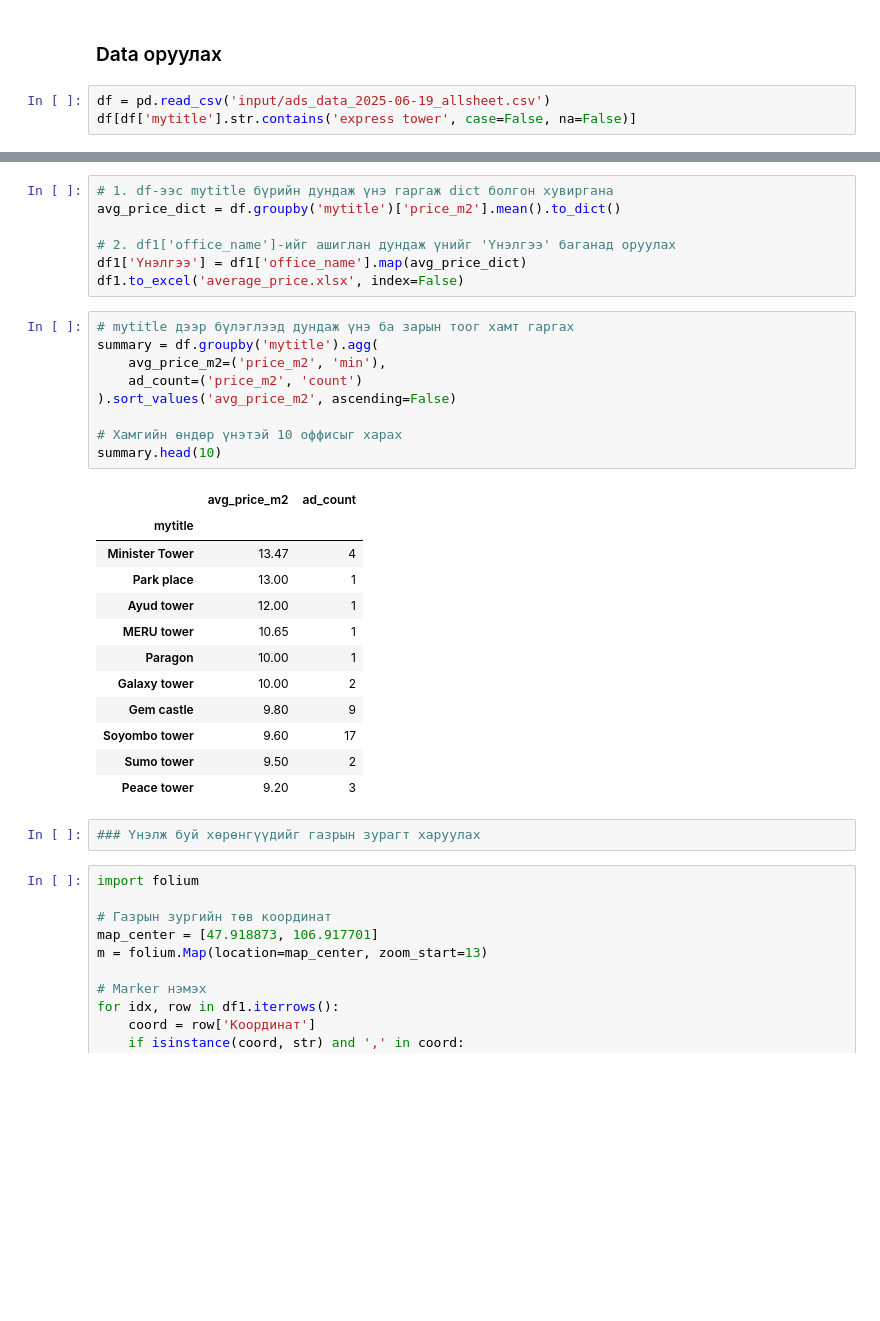
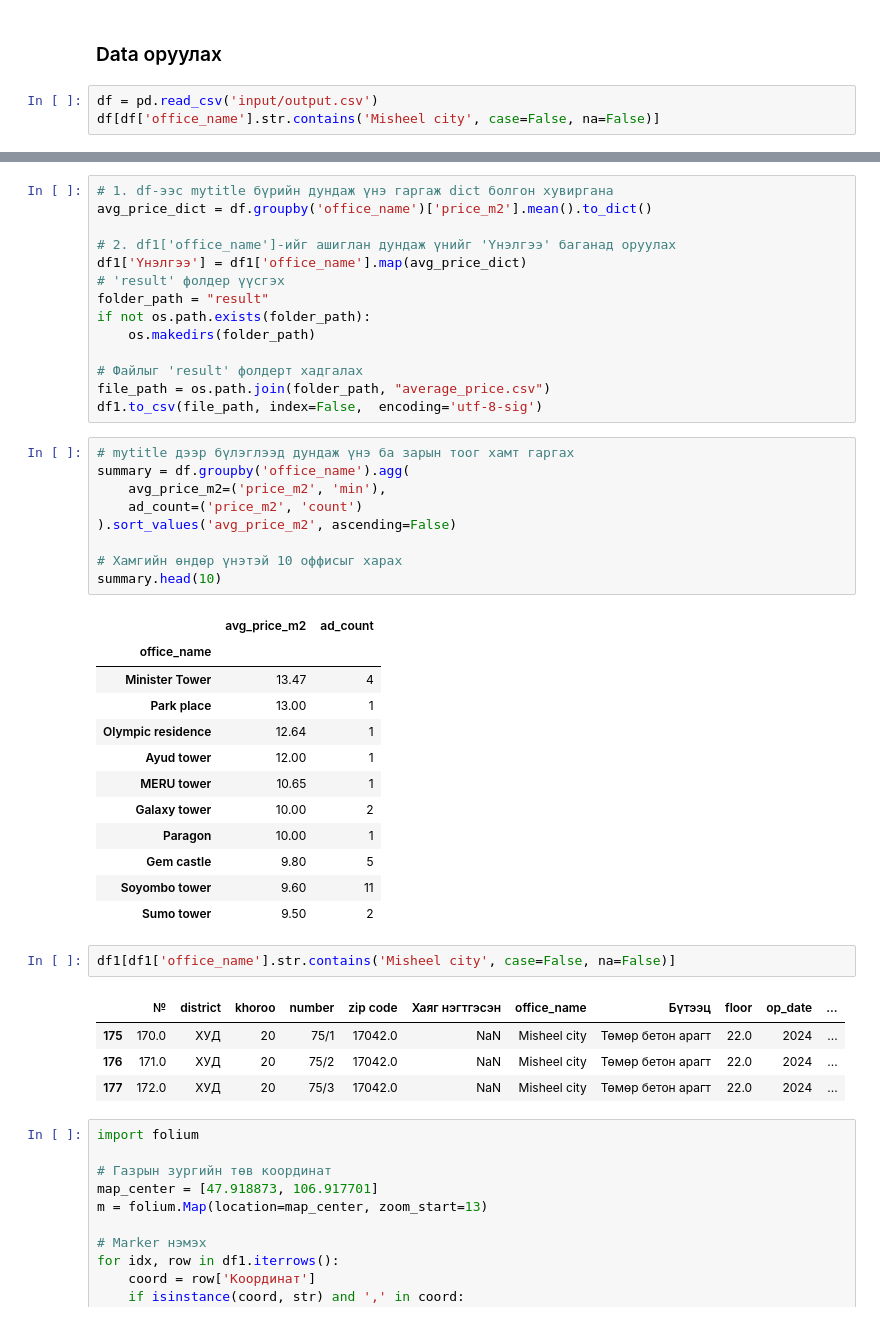
Before and after one commit to Renchint/Office, a Jupyter notebook: 03_Analyz/Analyz.ipynb, the cells around one changed output, grey strips where cells are left out. Cells and saved outputs as stored; diff of their text form; blank space fills up the shorter version.

```diff
--- a/03_Analyz/Analyz.ipynb
+++ b/03_Analyz/Analyz.ipynb
@@ -7,6 +10,6 @@ import folium
 # %% [markdown]
 ### Data оруулах
 # %%
-df = pd.read_csv('input/ads_data_2025-06-19_allsheet.csv')
-df[df['mytitle'].str.contains('express tower', case=False, na=False)]
+df = pd.read_csv('input/output.csv')
+df[df['office_name'].str.contains('Misheel city', case=False, na=False)]
 # %% [output]
@@ -76,35 +79,47 @@ dtypes: float64(8), int64(1), object(7)
 memory usage: 24.3+ KB
 # %%
 # 1. df-ээс mytitle бүрийн дундаж үнэ гаргаж dict болгон хувиргана
-avg_price_dict = df.groupby('mytitle')['price_m2'].mean().to_dict()
+avg_price_dict = df.groupby('office_name')['price_m2'].mean().to_dict()
 
 # 2. df1['office_name']-ийг ашиглан дундаж үнийг 'Үнэлгээ' баганад оруулах
 df1['Үнэлгээ'] = df1['office_name'].map(avg_price_dict)
-df1.to_excel('average_price.xlsx', index=False)
+# 'result' фолдер үүсгэх
+folder_path = "result"
+if not os.path.exists(folder_path):
+    os.makedirs(folder_path)
+
+# Файлыг 'result' фолдерт хадгалах
+file_path = os.path.join(folder_path, "average_price.csv")
+df1.to_csv(file_path, index=False,  encoding='utf-8-sig')
 # %%
 # mytitle дээр бүлэглээд дундаж үнэ ба зарын тоог хамт гаргах
-summary = df.groupby('mytitle').agg(
+summary = df.groupby('office_name').agg(
     avg_price_m2=('price_m2', 'min'),
     ad_count=('price_m2', 'count')
 ).sort_values('avg_price_m2', ascending=False)
 
 # Хамгийн өндөр үнэтэй 10 оффисыг харах
 summary.head(10)
 # %% [output]
 |  | avg_price_m2 | ad_count |
-| mytitle |  |  |
+| office_name |  |  |
 | Minister Tower | 13.47 | 4 |
 | Park place | 13.00 | 1 |
+| Olympic residence | 12.64 | 1 |
 | Ayud tower | 12.00 | 1 |
 | MERU tower | 10.65 | 1 |
+| Galaxy tower | 10.00 | 2 |
 | Paragon | 10.00 | 1 |
-| Galaxy tower | 10.00 | 2 |
-| Gem castle | 9.80 | 9 |
-| Soyombo tower | 9.60 | 17 |
+| Gem castle | 9.80 | 5 |
+| Soyombo tower | 9.60 | 11 |
 | Sumo tower | 9.50 | 2 |
-| Peace tower | 9.20 | 3 |
 # %%
-### Үнэлж буй хөрөнгүүдийг газрын зурагт харуулах
+df1[df1['office_name'].str.contains('Misheel city', case=False, na=False)]
+# %% [output]
+|  | № | district | khoroo | number | zip code | Хаяг нэгтгэсэн | office_name | Бүтээц | floor | op_date | ... |
+| 175 | 170.0 | ХУД | 20 | 75/1 | 17042.0 | NaN | Misheel city | Төмөр бетон арагт | 22.0 | 2024 | ... |
+| 176 | 171.0 | ХУД | 20 | 75/2 | 17042.0 | NaN | Misheel city | Төмөр бетон арагт | 22.0 | 2024 | ... |
+| 177 | 172.0 | ХУД | 20 | 75/3 | 17042.0 | NaN | Misheel city | Төмөр бетон арагт | 22.0 | 2024 | ... |
 # %%
 import folium
 
```
Also changed, not shown: parts of 8 cells of this notebook, 21 other files.
